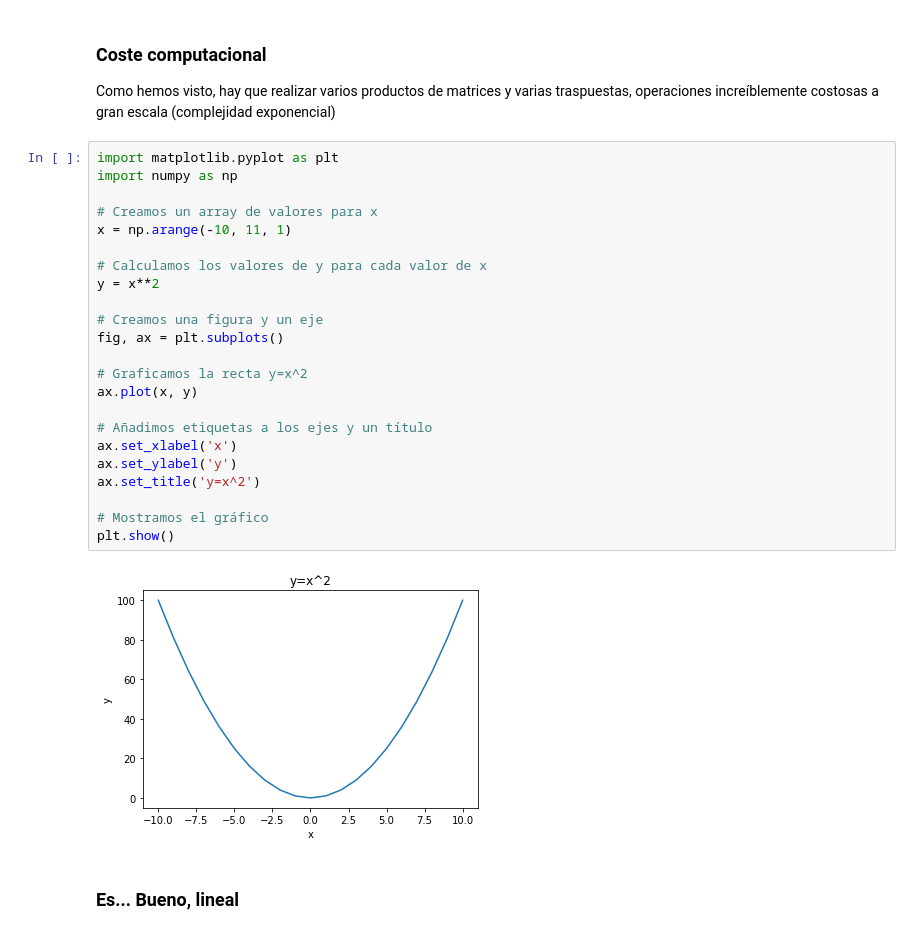
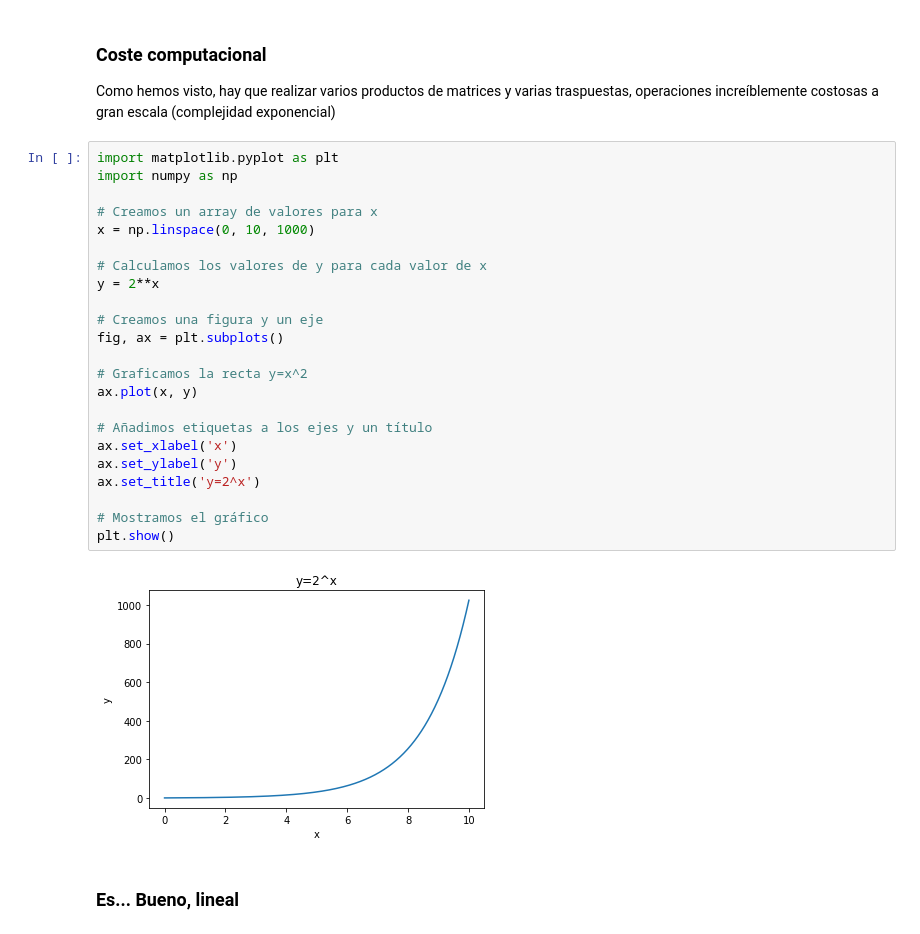
Before and after one commit to w-dan/academy_2023, a Jupyter notebook: Regresion_lineal.ipynb, the cells around one changed output. Drawn from its saved outputs; the diff is of its cells as text.

```diff
--- a/Regresion_lineal.ipynb
+++ b/Regresion_lineal.ipynb
@@ -452,28 +452,28 @@ Como hemos visto, hay que realizar varios productos de matrices y varias traspue
 # %%
 import matplotlib.pyplot as plt
 import numpy as np
 
 # Creamos un array de valores para x
-x = np.arange(-10, 11, 1)
+x = np.linspace(0, 10, 1000)
 
 # Calculamos los valores de y para cada valor de x
-y = x**2
+y = 2**x
 
 # Creamos una figura y un eje
 fig, ax = plt.subplots()
 
 # Graficamos la recta y=x^2
 ax.plot(x, y)
 
 # Añadimos etiquetas a los ejes y un título
 ax.set_xlabel('x')
 ax.set_ylabel('y')
-ax.set_title('y=x^2')
+ax.set_title('y=2^x')
 
 # Mostramos el gráfico
 plt.show()
 # %% [output]
-[figure, old version]
+[figure, new version]
 # %% [markdown]
 ### Es... Bueno, lineal
 # %%
```
